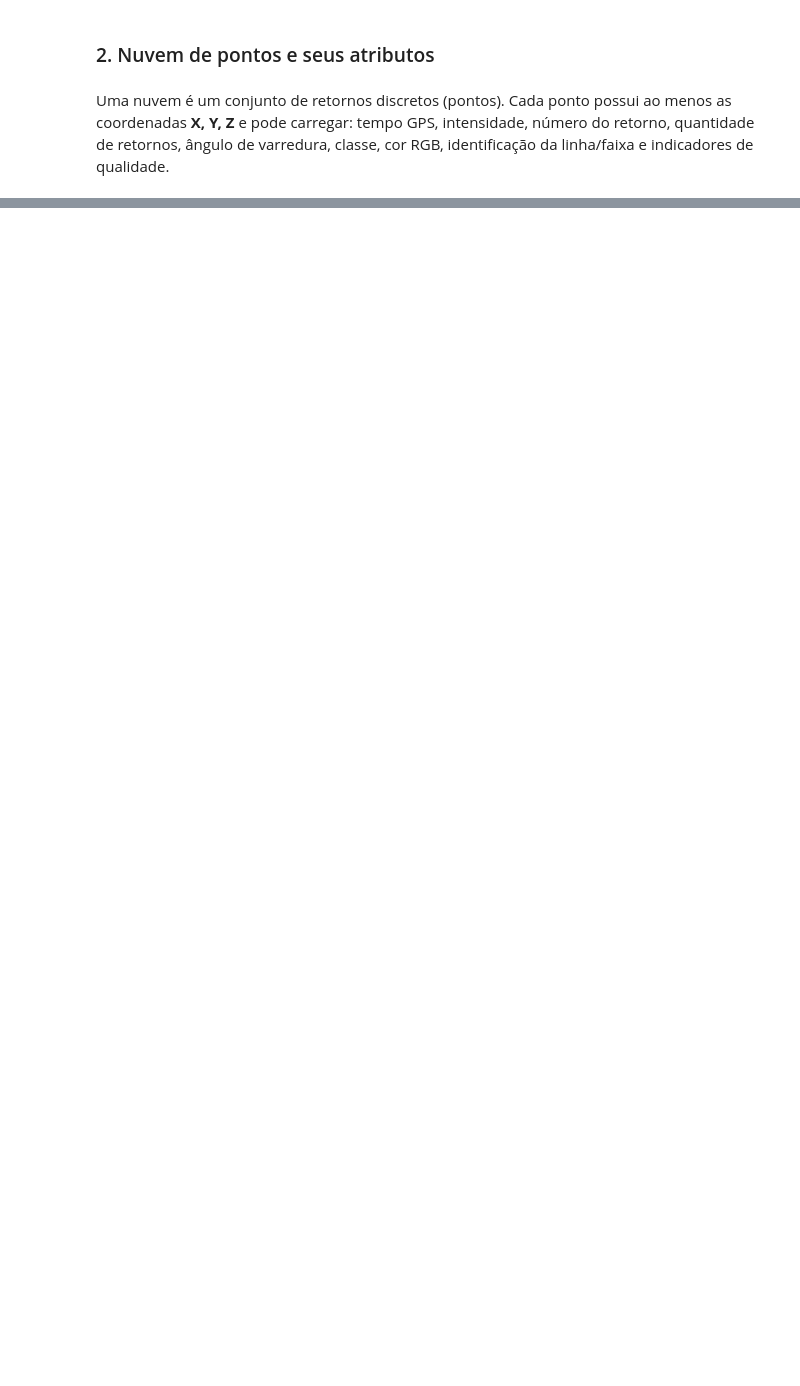
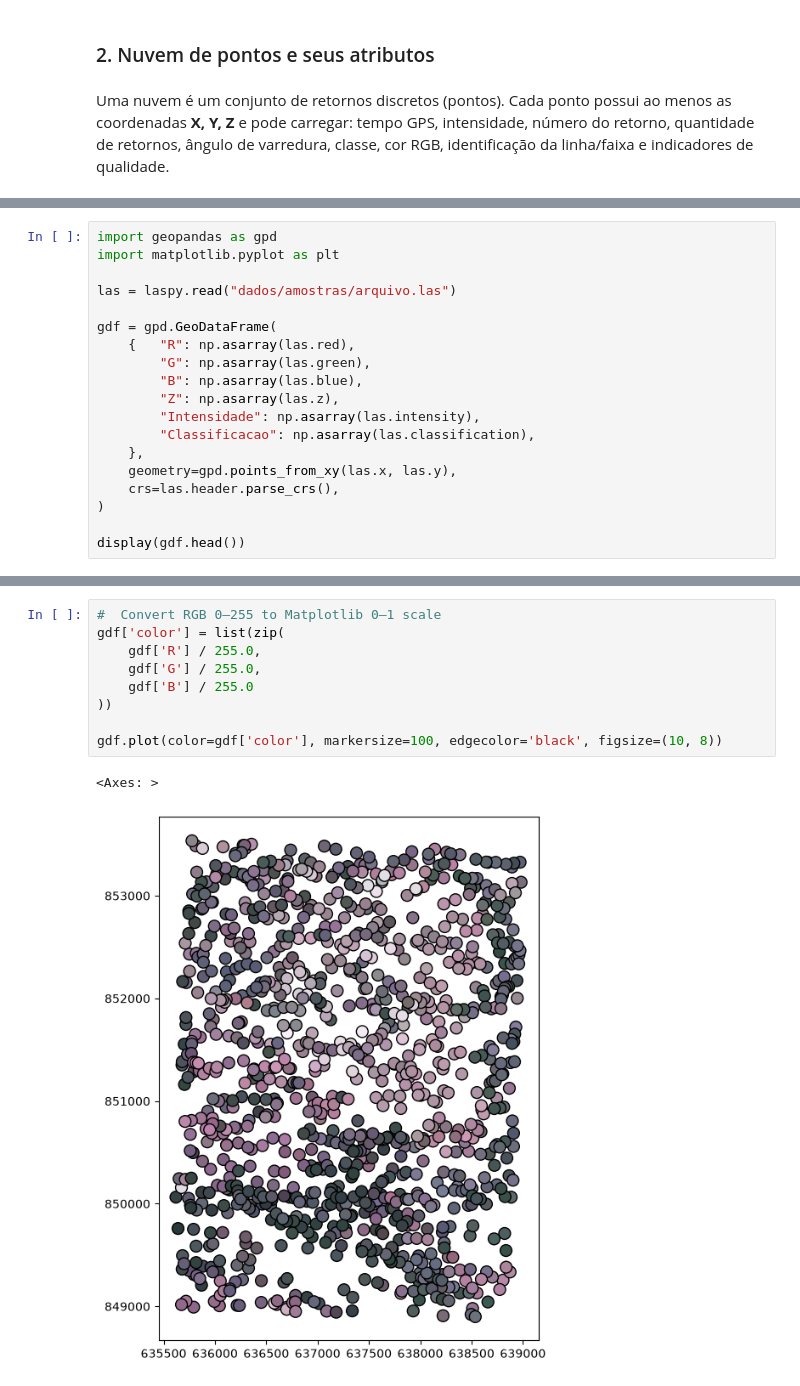
Before and after one commit to HumbertoDiego/LevantamentoLidarIME, a Jupyter notebook: 01_Intro.ipynb, the cells around one changed output, grey strips where cells are left out. Drawn from its saved outputs; the diff is of its cells as text; blank space fills up the shorter version.

```diff
--- a/01_Intro.ipynb
+++ b/01_Intro.ipynb
@@ -69,0 +134,19 @@ Fechar o loop reduz deriva, mas não garante georreferenciamento. Pontos usados
+# %%
+import geopandas as gpd
+import matplotlib.pyplot as plt
+
+las = laspy.read("dados/amostras/arquivo.las")
+
+gdf = gpd.GeoDataFrame(
+    {   "R": np.asarray(las.red),
+        "G": np.asarray(las.green),
+        "B": np.asarray(las.blue),
+        "Z": np.asarray(las.z),
+        "Intensidade": np.asarray(las.intensity),
+        "Classificacao": np.asarray(las.classification),
+    },
+    geometry=gpd.points_from_xy(las.x, las.y),
+    crs=las.header.parse_crs(),
+)
+
+display(gdf.head())
@@ -69,0 +160,12 @@ Fechar o loop reduz deriva, mas não garante georreferenciamento. Pontos usados
+# %%
+#  Convert RGB 0–255 to Matplotlib 0–1 scale
+gdf['color'] = list(zip(
+    gdf['R'] / 255.0,
+    gdf['G'] / 255.0,
+    gdf['B'] / 255.0
+))
+
+gdf.plot(color=gdf['color'], markersize=100, edgecolor='black', figsize=(10, 8))
+# %% [output]
+<Axes: >
+[figure, added]
```
Also changed, not shown: parts of 32 cells of this notebook, 6 other files.
